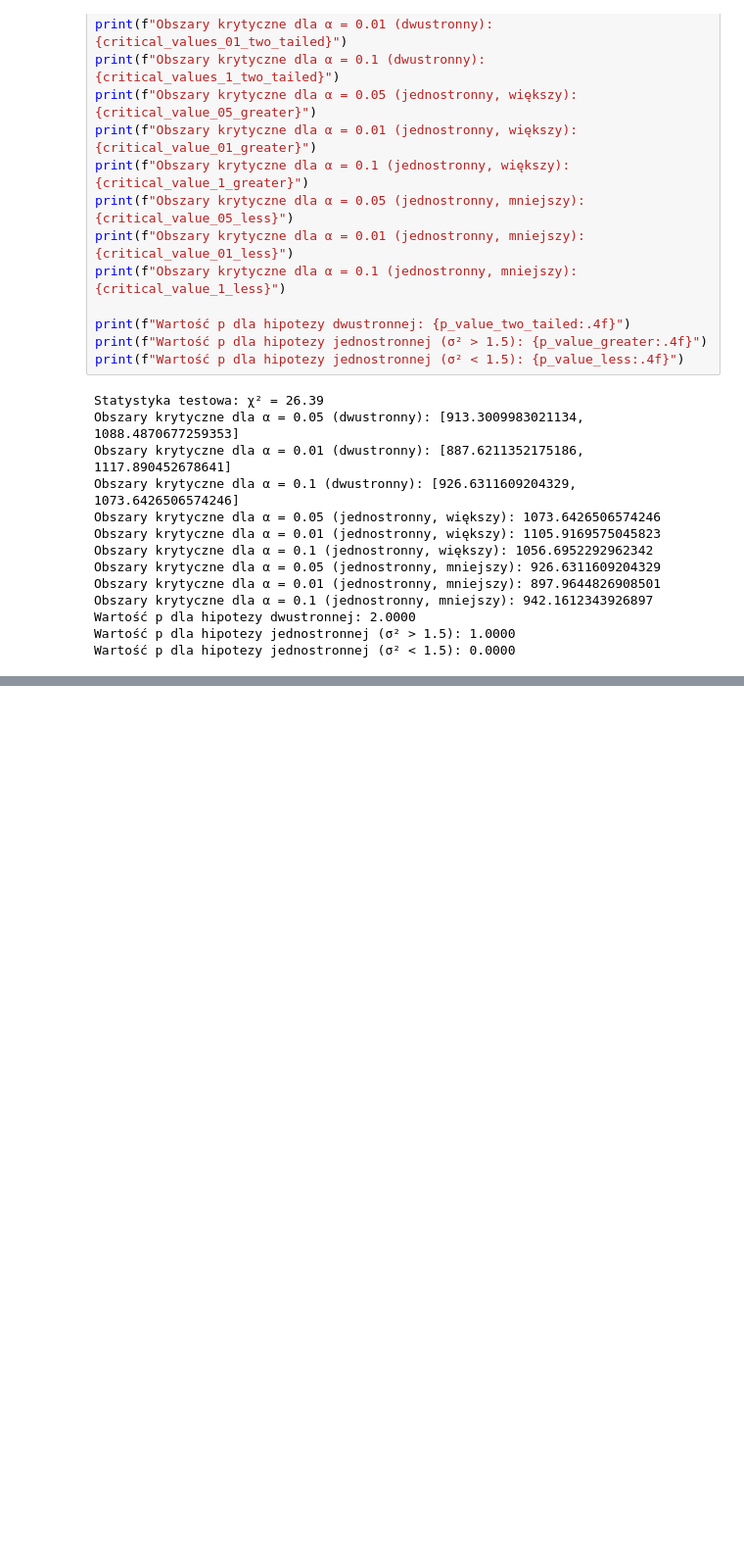
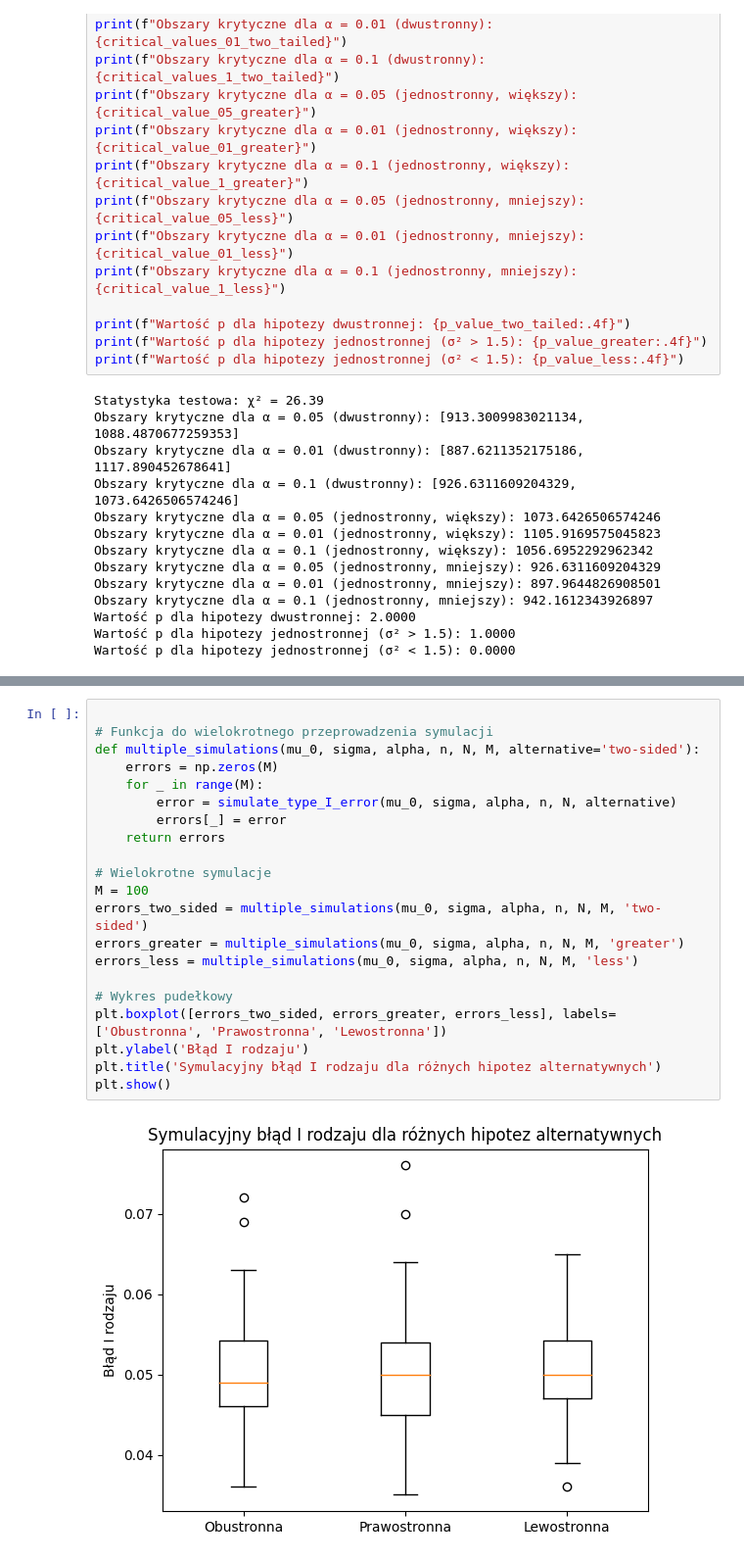
Before and after one commit to mathieuboro/raport2, a Jupyter notebook: Raport2.ipynb, the cells around one changed output, grey strips where cells are left out. Shown at 98% size. Drawn from its saved outputs; the diff is of its cells as text; blank space fills up the shorter version.

Commit message:
bledy 1 rodzaju

```diff
--- a/Raport2.ipynb
+++ b/Raport2.ipynb
@@ -379,0 +424,23 @@ Wartość p dla hipotezy jednostronnej (σ² < 1.5): 0.0000
+# %%
+
+# Funkcja do wielokrotnego przeprowadzenia symulacji
+def multiple_simulations(mu_0, sigma, alpha, n, N, M, alternative='two-sided'):
+    errors = np.zeros(M)
+    for _ in range(M):
+        error = simulate_type_I_error(mu_0, sigma, alpha, n, N, alternative)
+        errors[_] = error
+    return errors
+
+# Wielokrotne symulacje
+M = 100
+errors_two_sided = multiple_simulations(mu_0, sigma, alpha, n, N, M, 'two-sided')
+errors_greater = multiple_simulations(mu_0, sigma, alpha, n, N, M, 'greater')
+errors_less = multiple_simulations(mu_0, sigma, alpha, n, N, M, 'less')
+
+# Wykres pudełkowy
+plt.boxplot([errors_two_sided, errors_greater, errors_less], labels=['Obustronna', 'Prawostronna', 'Lewostronna'])
+plt.ylabel('Błąd I rodzaju')
+plt.title('Symulacyjny błąd I rodzaju dla różnych hipotez alternatywnych')
+plt.show()
+# %% [output]
+[figure, added]
```
Also changed, not shown: parts of 2 cells of this notebook.
